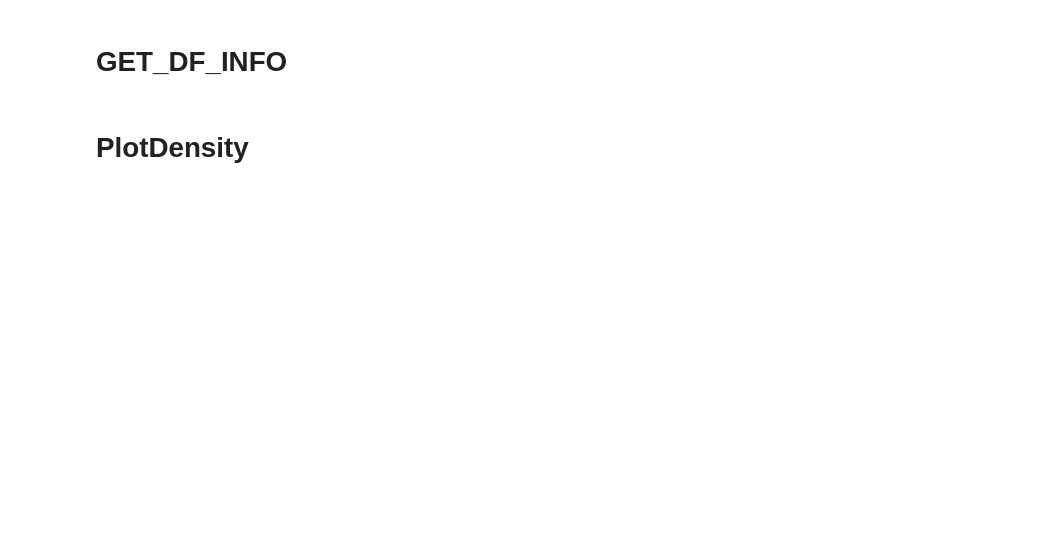
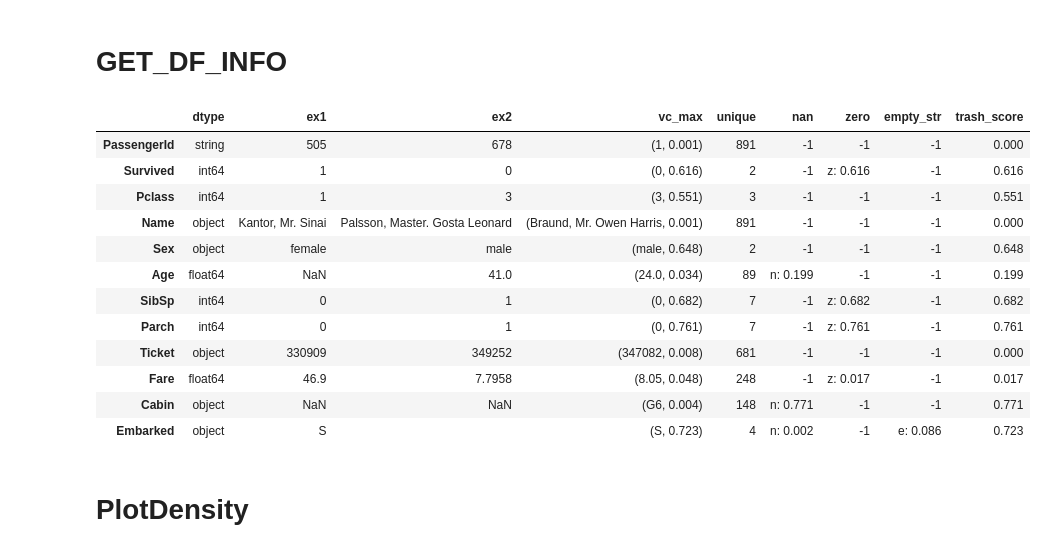
Before and after one commit to philurame/AI-Masters, a Jupyter notebook: ML/df_INFO.ipynb, the cells around one changed output. Drawn from its saved outputs; the diff is of its cells as text; code cells hidden in the pictures; blank space fills up the shorter version.

```diff
--- a/ML/df_INFO.ipynb
+++ b/ML/df_INFO.ipynb
@@ -52,6 +52,23 @@ def get_df_info(df, *args, **kwargs):
   newdf['zero']      = newdf['zero'].apply(lambda x: f'z: {x}' if x!=-1 else -1)
   newdf['empty_str'] = newdf['empty_str'].apply(lambda x: f'e: {x}' if x!=-1 else -1)
   return newdf
+# %%
+# пример работы
+get_df_info(df)
+# %% [output]
+|  | dtype | ex1 | ex2 | vc_max | unique | nan | zero | empty_str | trash_score |
+| PassengerId | string | 505 | 678 | (1, 0.001) | 891 | -1 | -1 | -1 | 0.000 |
+| Survived | int64 | 1 | 0 | (0, 0.616) | 2 | -1 | z: 0.616 | -1 | 0.616 |
+| Pclass | int64 | 1 | 3 | (3, 0.551) | 3 | -1 | -1 | -1 | 0.551 |
+| Name | object | Kantor, Mr. Sinai | Palsson, Master. Gosta Leonard | (Braund, Mr. Owen Harris, 0.001) | 891 | -1 | -1 | -1 | 0.000 |
+| Sex | object | female | male | (male, 0.648) | 2 | -1 | -1 | -1 | 0.648 |
+| Age | float64 | NaN | 41.0 | (24.0, 0.034) | 89 | n: 0.199 | -1 | -1 | 0.199 |
+| SibSp | int64 | 0 | 1 | (0, 0.682) | 7 | -1 | z: 0.682 | -1 | 0.682 |
+| Parch | int64 | 0 | 1 | (0, 0.761) | 7 | -1 | z: 0.761 | -1 | 0.761 |
+| Ticket | object | 330909 | 349252 | (347082, 0.008) | 681 | -1 | -1 | -1 | 0.000 |
+| Fare | float64 | 46.9 | 7.7958 | (8.05, 0.048) | 248 | -1 | z: 0.017 | -1 | 0.017 |
+| Cabin | object | NaN | NaN | (G6, 0.004) | 148 | n: 0.771 | -1 | -1 | 0.771 |
+| Embarked | object | S |  | (S, 0.723) | 4 | n: 0.002 | -1 | e: 0.086 | 0.723 |
 # %% [markdown]
 # PlotDensity
 # %%
```
Also changed, not shown: parts of 2 cells of this notebook.
